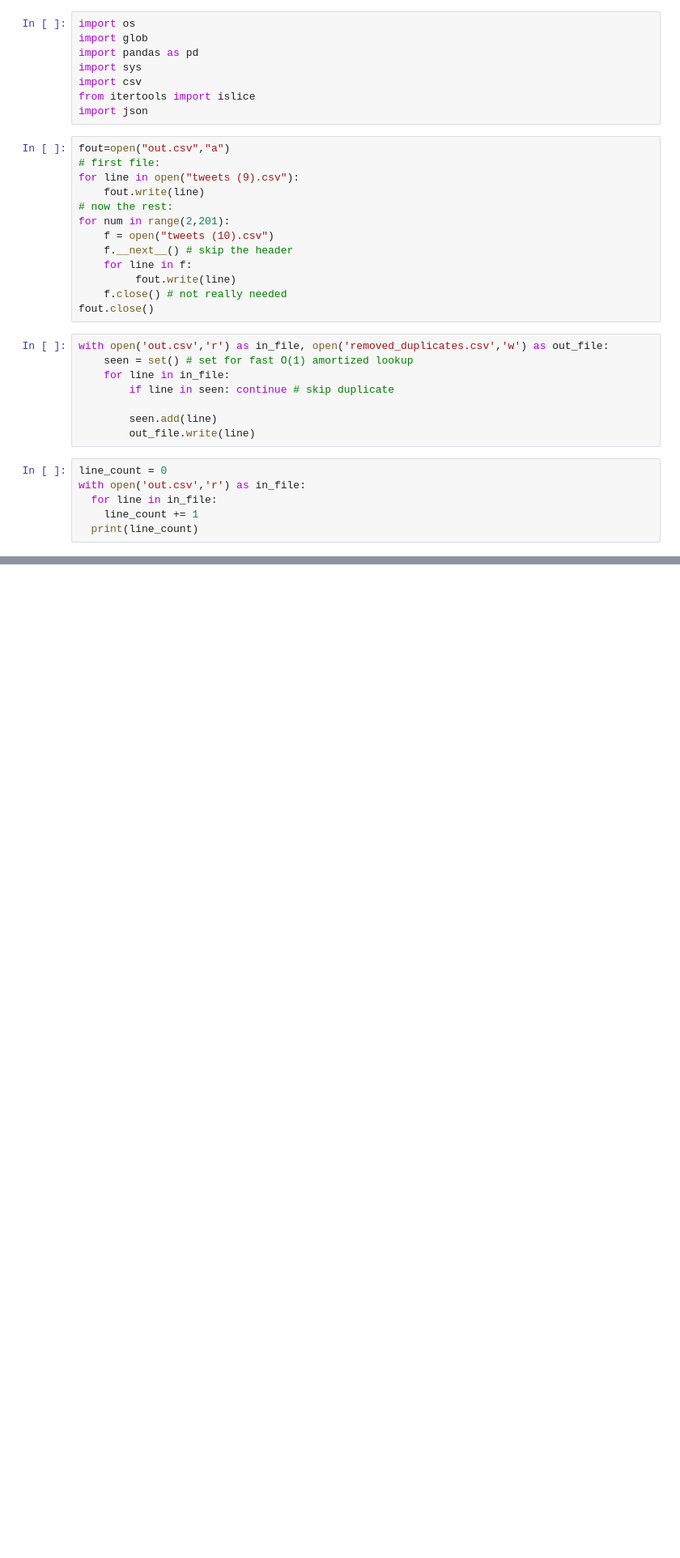
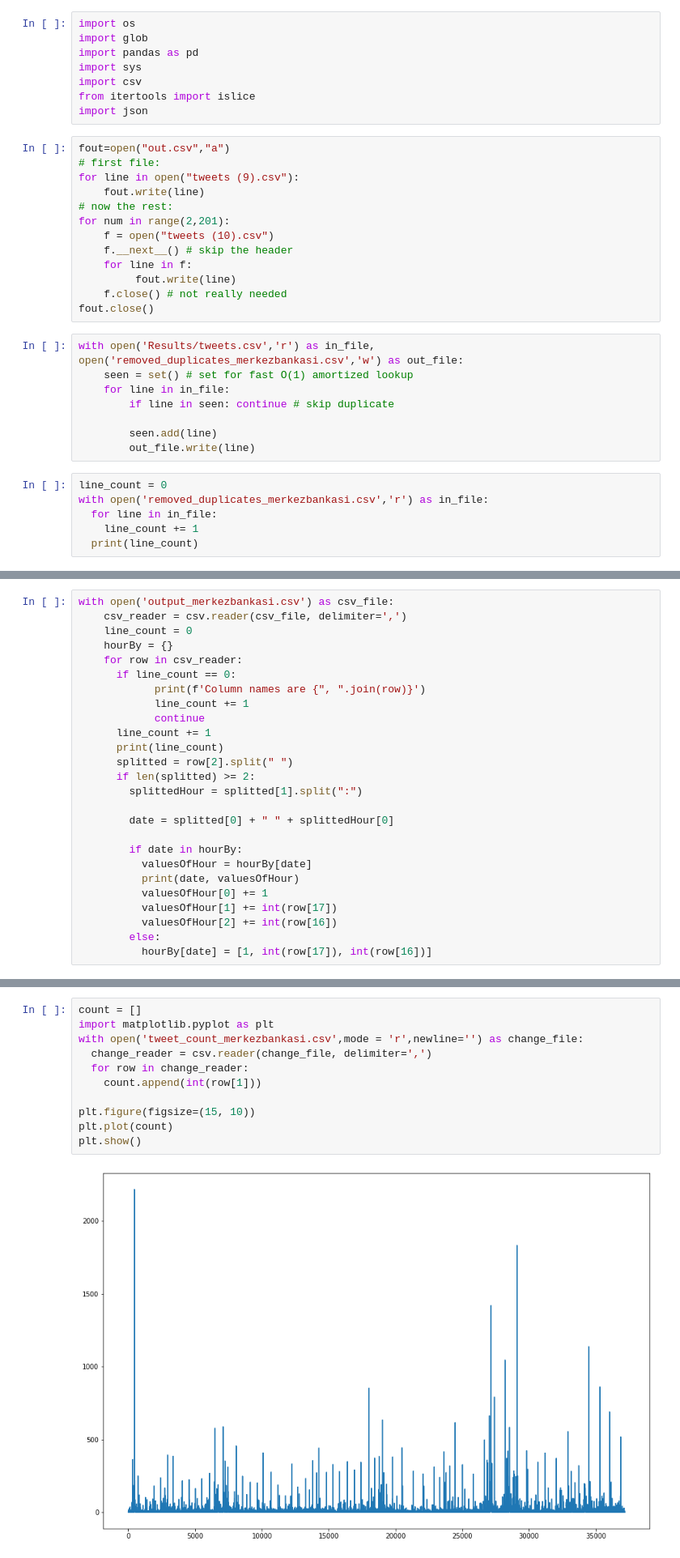
Before and after one commit to aburak256/Currency-with-Twitter, a Jupyter notebook: Twint_results.ipynb, the cells around one changed output, grey strips where cells are left out. Shown at 81% size. Drawn from its saved outputs; the diff is of its cells as text; blank space fills up the shorter version.

```diff
--- a/Twint_results.ipynb
+++ b/Twint_results.ipynb
@@ -135,7 +136,7 @@ for num in range(2,201):
     f.close() # not really needed
 fout.close()
 # %%
-with open('out.csv','r') as in_file, open('removed_duplicates.csv','w') as out_file:
+with open('Results/tweets.csv','r') as in_file, open('removed_duplicates_merkezbankasi.csv','w') as out_file:
     seen = set() # set for fast O(1) amortized lookup
     for line in in_file:
         if line in seen: continue # skip duplicate
@@ -144,7 +145,7 @@ with open('out.csv','r') as in_file, open('removed_duplicates.csv','w') as out_f
         out_file.write(line)
 # %%
 line_count = 0
-with open('out.csv','r') as in_file:
+with open('removed_duplicates_merkezbankasi.csv','r') as in_file:
   for line in in_file:
     line_count += 1
   print(line_count)
@@ -159,3 +160,29 @@ with open('output.csv', 'w', newline='') as f_output:
     csv_output = csv.DictWriter(f_output, fieldnames=csv_input.fieldnames)
     csv_output.writeheader()
     csv_output.writerows(data)
+# %%
+with open('output_merkezbankasi.csv') as csv_file:
+    csv_reader = csv.reader(csv_file, delimiter=',')
+    line_count = 0
+    hourBy = {}
+    for row in csv_reader:
+      if line_count == 0:
+            print(f'Column names are {", ".join(row)}')
+            line_count += 1
+            continue
+      line_count += 1
+      print(line_count)
+      splitted = row[2].split(" ")
+      if len(splitted) >= 2:
+        splittedHour = splitted[1].split(":")
+
+        date = splitted[0] + " " + splittedHour[0]
+
+        if date in hourBy:
+          valuesOfHour = hourBy[date]
+          print(date, valuesOfHour)
+          valuesOfHour[0] += 1
+          valuesOfHour[1] += int(row[17])
+          valuesOfHour[2] += int(row[16])
+        else:
+          hourBy[date] = [1, int(row[17]), int(row[16])]
@@ -162,3 +315,16 @@ with open('output.csv', 'w', newline='') as f_output:
+# %%
+count = []
+import matplotlib.pyplot as plt
+with open('tweet_count_merkezbankasi.csv',mode = 'r',newline='') as change_file:
+  change_reader = csv.reader(change_file, delimiter=',')
+  for row in change_reader:
+    count.append(int(row[1]))
+
+plt.figure(figsize=(15, 10))
+plt.plot(count)
+plt.show()
+# %% [output]
+[figure, added]
 # %%
 line_out = 0
 with open('Last.csv') as csv_file:
```
Also changed, not shown: parts of 13 cells of this notebook.
